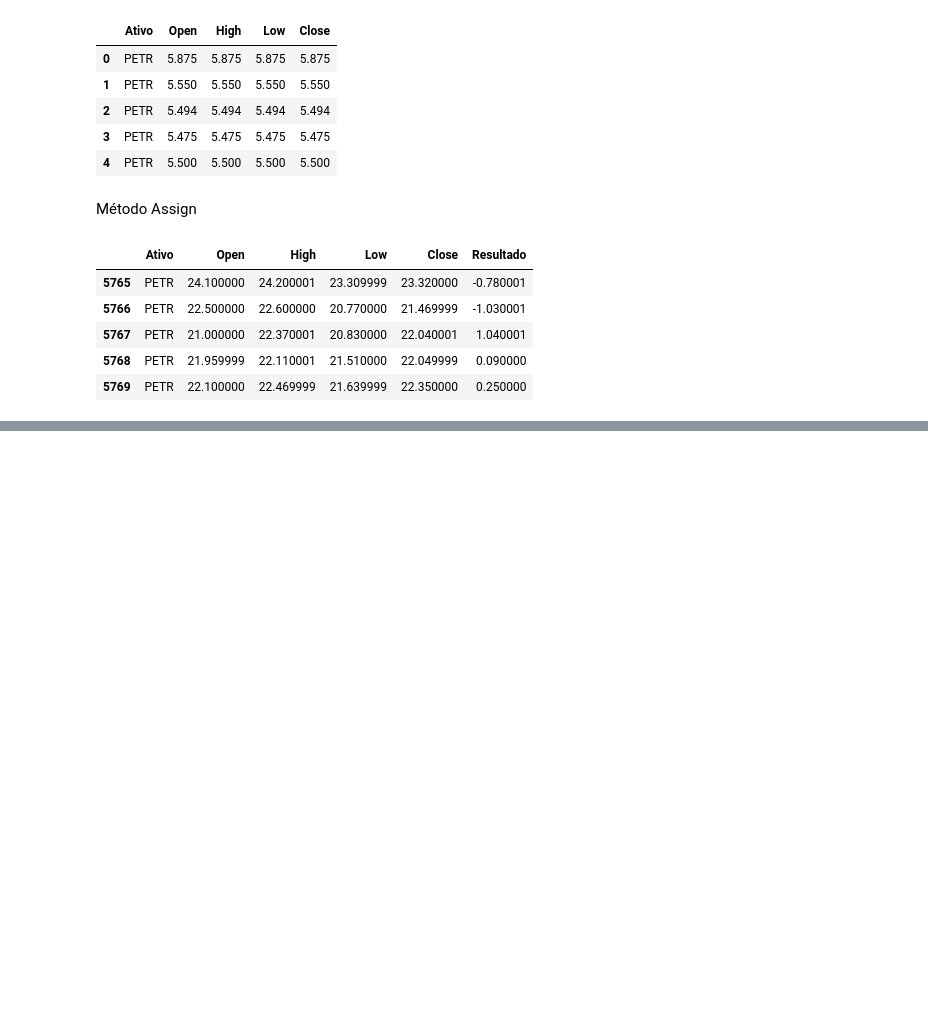
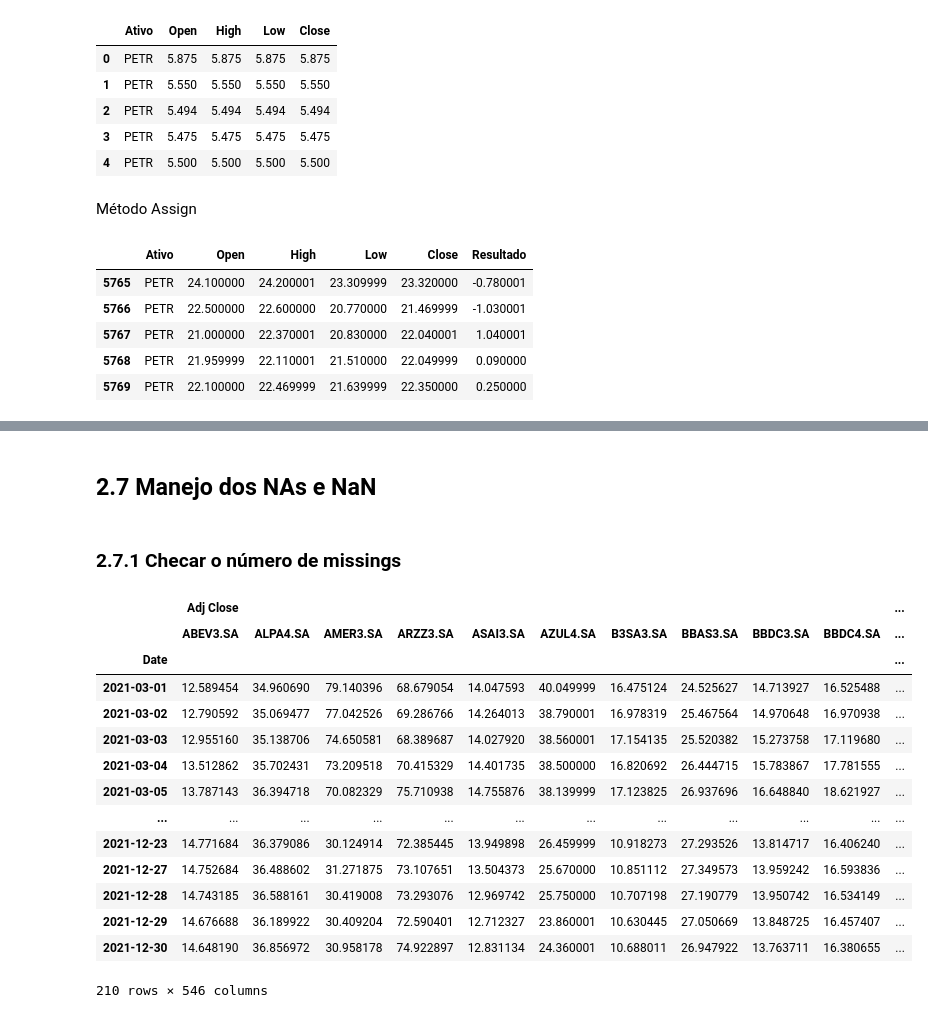
Before and after one commit to rafaeltsimon/PythonFinance, a Jupyter notebook: Módulo_02_Manipulação_de_dados_com_Python.ipynb, the cells around one changed output, grey strips where cells are left out. Drawn from its saved outputs; the diff is of its cells as text; code cells hidden in the pictures; blank space fills up the shorter version.

```diff
--- a/Módulo_02_Manipulação_de_dados_com_Python.ipynb
+++ b/Módulo_02_Manipulação_de_dados_com_Python.ipynb
@@ -1332,0 +1529,22 @@ petr_filtrada.assign(Resultado = (petr_filtrada["Close"] - petr_filtrada["Open"]
+# %% [markdown]
+## 2.7 Manejo dos NAs e NaN
+# %% [markdown]
+### 2.7.1 Checar o número de missings
+# %%
+cotacoesIBOV
+# %% [output]
+|  | Adj Close |  |  |  |  |  |  |  |  |  | ... |
+|  | ABEV3.SA | ALPA4.SA | AMER3.SA | ARZZ3.SA | ASAI3.SA | AZUL4.SA | B3SA3.SA | BBAS3.SA | BBDC3.SA | BBDC4.SA | ... |
+| Date |  |  |  |  |  |  |  |  |  |  | ... |
+| 2021-03-01 | 12.589454 | 34.960690 | 79.140396 | 68.679054 | 14.047593 | 40.049999 | 16.475124 | 24.525627 | 14.713927 | 16.525488 | ... |
+| 2021-03-02 | 12.790592 | 35.069477 | 77.042526 | 69.286766 | 14.264013 | 38.790001 | 16.978319 | 25.467564 | 14.970648 | 16.970938 | ... |
+| 2021-03-03 | 12.955160 | 35.138706 | 74.650581 | 68.389687 | 14.027920 | 38.560001 | 17.154135 | 25.520382 | 15.273758 | 17.119680 | ... |
+| 2021-03-04 | 13.512862 | 35.702431 | 73.209518 | 70.415329 | 14.401735 | 38.500000 | 16.820692 | 26.444715 | 15.783867 | 17.781555 | ... |
+| 2021-03-05 | 13.787143 | 36.394718 | 70.082329 | 75.710938 | 14.755876 | 38.139999 | 17.123825 | 26.937696 | 16.648840 | 18.621927 | ... |
+| ... | ... | ... | ... | ... | ... | ... | ... | ... | ... | ... | ... |
+| 2021-12-23 | 14.771684 | 36.379086 | 30.124914 | 72.385445 | 13.949898 | 26.459999 | 10.918273 | 27.293526 | 13.814717 | 16.406240 | ... |
+| 2021-12-27 | 14.752684 | 36.488602 | 31.271875 | 73.107651 | 13.504373 | 25.670000 | 10.851112 | 27.349573 | 13.959242 | 16.593836 | ... |
+| 2021-12-28 | 14.743185 | 36.588161 | 30.419008 | 73.293076 | 12.969742 | 25.750000 | 10.707198 | 27.190779 | 13.950742 | 16.534149 | ... |
+| 2021-12-29 | 14.676688 | 36.189922 | 30.409204 | 72.590401 | 12.712327 | 23.860001 | 10.630445 | 27.050669 | 13.848725 | 16.457407 | ... |
+| 2021-12-30 | 14.648190 | 36.856972 | 30.958178 | 74.922897 | 12.831134 | 24.360001 | 10.688011 | 26.947922 | 13.763711 | 16.380655 | ... |
+210 rows × 546 columns
```
Also changed, not shown: parts of 69 cells of this notebook.
